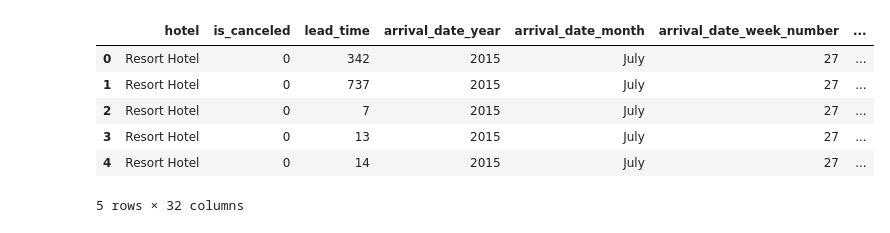
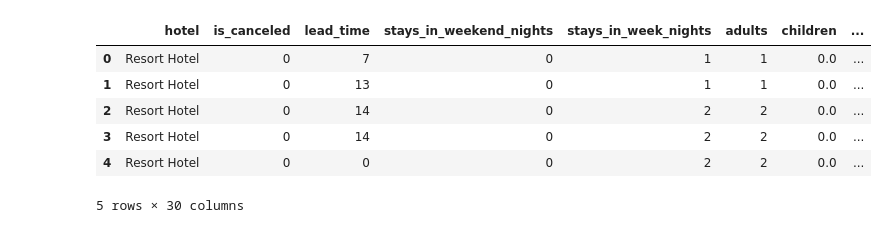
Before and after one commit to cesar1884/cancel_hotel_prediction, a Jupyter notebook: model.ipynb, the cells around one changed output. Cells and saved outputs as stored; diff of their text form; code cells hidden in the pictures.

```diff
--- a/model.ipynb
+++ b/model.ipynb
@@ -5,13 +5,13 @@ import matplotlib.pyplot as plt
 import seaborn as sns
 from sklearn.preprocessing import OrdinalEncoder
 # %%
-dataset = pd.read_csv('hotel_bookings.csv')
+dataset = pd.read_csv('hotel_bookings_clean.csv')
 dataset.head()
 # %% [output]
-|  | hotel | is_canceled | lead_time | arrival_date_year | arrival_date_month | arrival_date_week_number | ... |
-| 0 | Resort Hotel | 0 | 342 | 2015 | July | 27 | ... |
-| 1 | Resort Hotel | 0 | 737 | 2015 | July | 27 | ... |
-| 2 | Resort Hotel | 0 | 7 | 2015 | July | 27 | ... |
-| 3 | Resort Hotel | 0 | 13 | 2015 | July | 27 | ... |
-| 4 | Resort Hotel | 0 | 14 | 2015 | July | 27 | ... |
+|  | hotel | is_canceled | lead_time | stays_in_weekend_nights | stays_in_week_nights | adults | children | ... |
+| 0 | Resort Hotel | 0 | 7 | 0 | 1 | 1 | 0.0 | ... |
+| 1 | Resort Hotel | 0 | 13 | 0 | 1 | 1 | 0.0 | ... |
+| 2 | Resort Hotel | 0 | 14 | 0 | 2 | 2 | 0.0 | ... |
+| 3 | Resort Hotel | 0 | 14 | 0 | 2 | 2 | 0.0 | ... |
+| 4 | Resort Hotel | 0 | 0 | 0 | 2 | 2 | 0.0 | ... |
-5 rows × 32 columns
+5 rows × 30 columns
```
Also changed, not shown: parts of 36 cells of this notebook.
